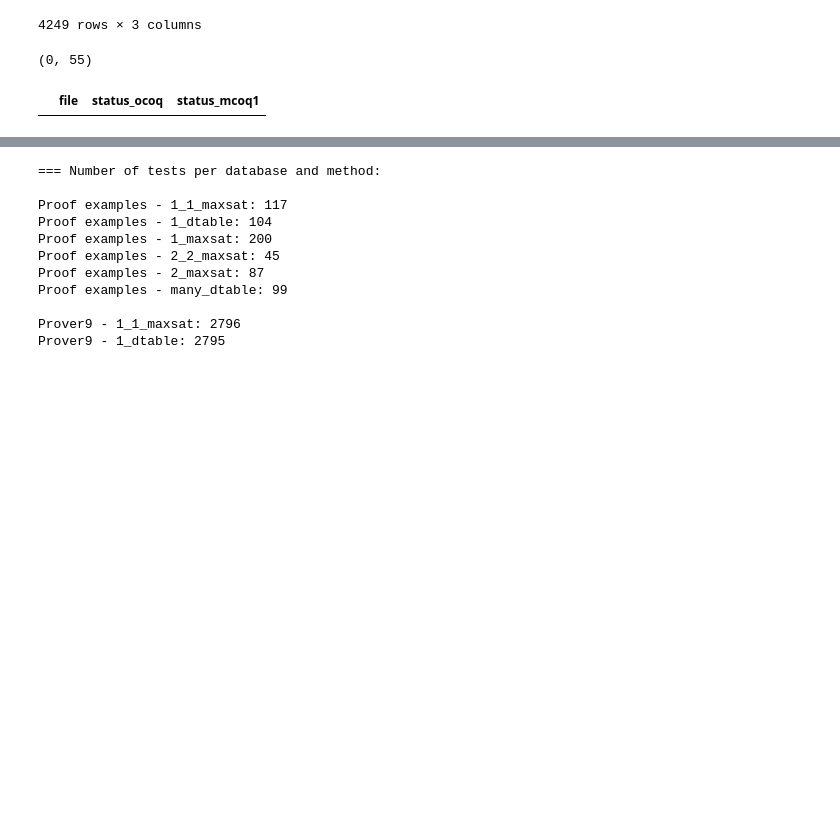
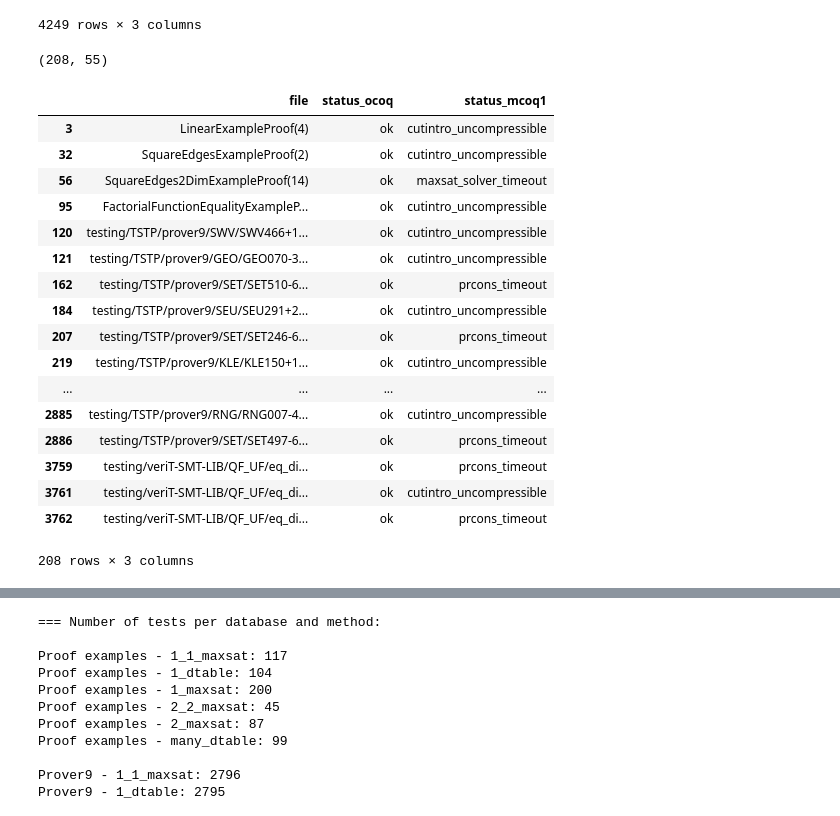
Before and after one commit to gapt/cutintro-results, a Jupyter notebook: 2015-07-24/cutintro.ipynb, the cells around one changed output, grey strips where cells are left out. Saved outputs shown, nothing was run; the diff lists cells and outputs as text; code cells hidden in the pictures; blank space fills up the shorter version.

```diff
--- a/2015-07-24/cutintro.ipynb
+++ b/2015-07-24/cutintro.ipynb
@@ -89,17 +96,34 @@ data_other_exp[['method', 'file', 'status']]
 | 37073 | NaN | testing/TSTP/leanCoP/SET/SET885+1... | cutintro_other_exception |
 4249 rows × 3 columns
 # %%
-# Test that are ok in one_cut_one_quantifier and fail for many_cuts_one_quantifier_1
+# Test that are ok in 1_dtable and fail for 1_maxsat
 
-data_ocoq = data[data.method == 'one_cut_one_quant']
-data_mcoq1 = data[data.method == 'many_cuts_one_quant_1']
+data_ocoq = data[data.method == '1_dtable']
+data_mcoq1 = data[data.method == '1_maxsat']
 
 merged = pd.merge(data_ocoq, data_mcoq1, on=['file'], suffixes=('_ocoq', '_mcoq1'))
 
 diff = merged[(merged.status_ocoq == 'ok') & (merged.status_mcoq1 != 'ok')]
 print(diff.shape)
 diff[['file','status_ocoq', 'status_mcoq1']]
 # %% [output]
-(0, 55)
+(208, 55)
 |  | file | status_ocoq | status_mcoq1 |
+| 3 | LinearExampleProof(4) | ok | cutintro_uncompressible |
+| 32 | SquareEdgesExampleProof(2) | ok | cutintro_uncompressible |
+| 56 | SquareEdges2DimExampleProof(14) | ok | maxsat_solver_timeout |
+| 95 | FactorialFunctionEqualityExampleP... | ok | cutintro_uncompressible |
+| 120 | testing/TSTP/prover9/SWV/SWV466+1... | ok | cutintro_uncompressible |
+| 121 | testing/TSTP/prover9/GEO/GEO070-3... | ok | cutintro_uncompressible |
+| 162 | testing/TSTP/prover9/SET/SET510-6... | ok | prcons_timeout |
+| 184 | testing/TSTP/prover9/SEU/SEU291+2... | ok | cutintro_uncompressible |
+| 207 | testing/TSTP/prover9/SET/SET246-6... | ok | prcons_timeout |
+| 219 | testing/TSTP/prover9/KLE/KLE150+1... | ok | cutintro_uncompressible |
+| ... | ... | ... | ... |
+| 2885 | testing/TSTP/prover9/RNG/RNG007-4... | ok | cutintro_uncompressible |
+| 2886 | testing/TSTP/prover9/SET/SET497-6... | ok | prcons_timeout |
+| 3759 | testing/veriT-SMT-LIB/QF_UF/eq_di... | ok | prcons_timeout |
+| 3761 | testing/veriT-SMT-LIB/QF_UF/eq_di... | ok | cutintro_uncompressible |
+| 3762 | testing/veriT-SMT-LIB/QF_UF/eq_di... | ok | prcons_timeout |
+208 rows × 3 columns
 # %%
```
Also changed, not shown: parts of 9 cells of this notebook, 1 other file.
